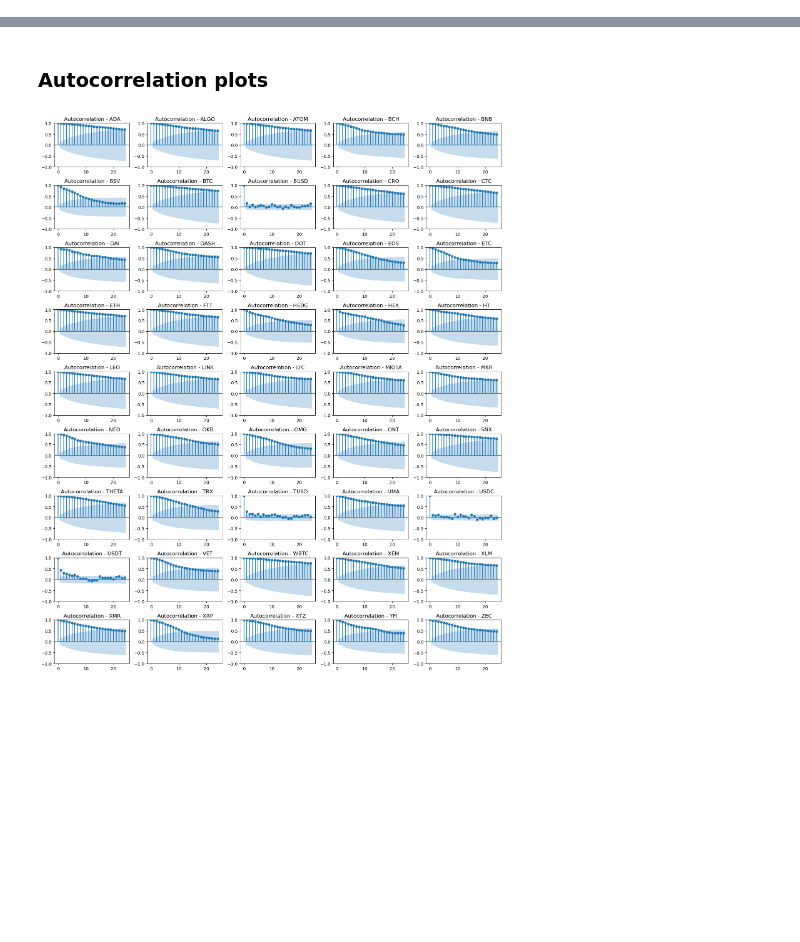
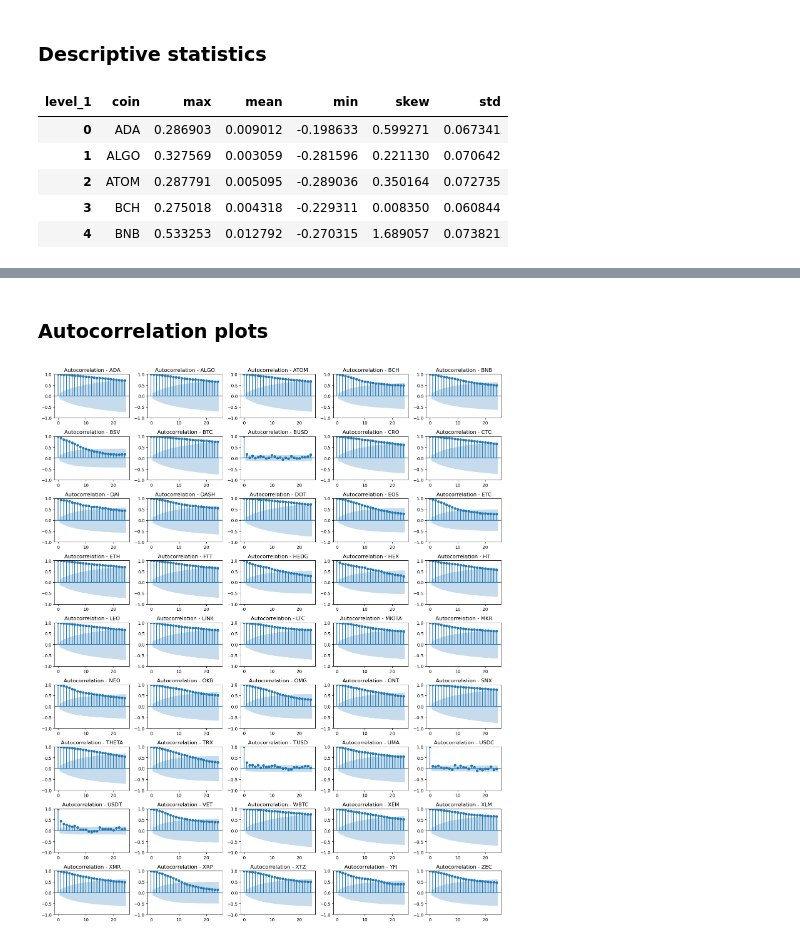
Before and after one commit to FedeScenna/Crypto_NetworkAnalysis, a Jupyter notebook: 03_EDA.ipynb, the cells around one changed output, grey strips where cells are left out. Drawn from its saved outputs; the diff is of its cells as text; code cells hidden in the pictures; blank space fills up the shorter version.

```diff
--- a/03_EDA.ipynb
+++ b/03_EDA.ipynb
@@ -11,3 +11,16 @@ df.head()
 | 2 | 2020-08-24 | 0.1270 | 0.1201 | 0.1215 | 77809944.45 | 9662533.63 | 0.1237 | direct | NaN | ... |
 | 3 | 2020-08-25 | 0.1238 | 0.1063 | 0.1237 | 65939158.71 | 7699604.99 | 0.1126 | direct | NaN | ... |
 | 4 | 2020-08-26 | 0.1183 | 0.1107 | 0.1126 | 21686624.36 | 2483949.36 | 0.1144 | direct | NaN | ... |
+# %% [markdown]
+### Descriptive statistics
+# %%
+descriptive_stats = df.groupby("coin").agg({"daily_log_return":["min","max","mean","std", "skew"]})
+descriptive_stats = descriptive_stats.stack(1).reset_index().pivot(index = "coin", columns = "level_1", values = "daily_log_return").reset_index()
+descriptive_stats.head()
+# %% [output]
+| level_1 | coin | max | mean | min | skew | std |
+| 0 | ADA | 0.286903 | 0.009012 | -0.198633 | 0.599271 | 0.067341 |
+| 1 | ALGO | 0.327569 | 0.003059 | -0.281596 | 0.221130 | 0.070642 |
+| 2 | ATOM | 0.287791 | 0.005095 | -0.289036 | 0.350164 | 0.072735 |
+| 3 | BCH | 0.275018 | 0.004318 | -0.229311 | 0.008350 | 0.060844 |
+| 4 | BNB | 0.533253 | 0.012792 | -0.270315 | 1.689057 | 0.073821 |
```
Also changed, not shown: parts of 2 cells of this notebook, 2 other files.
